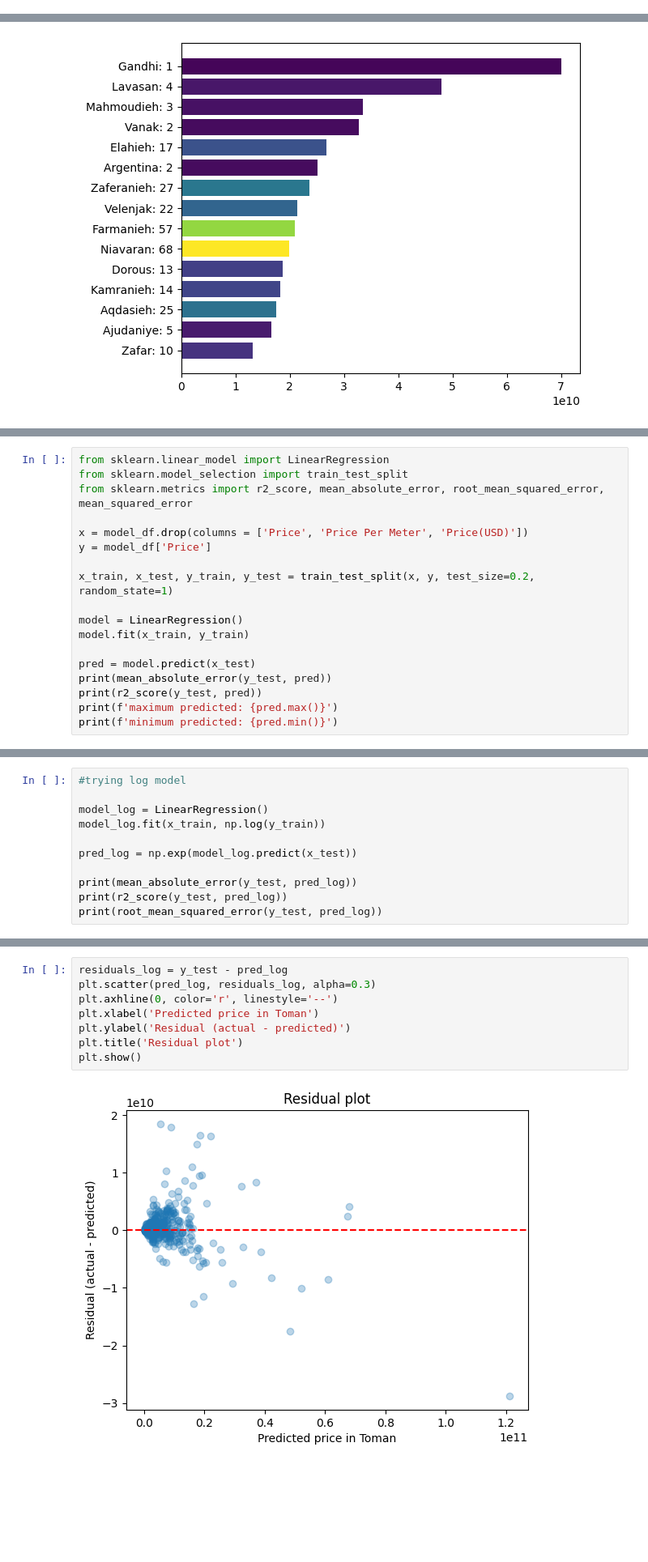
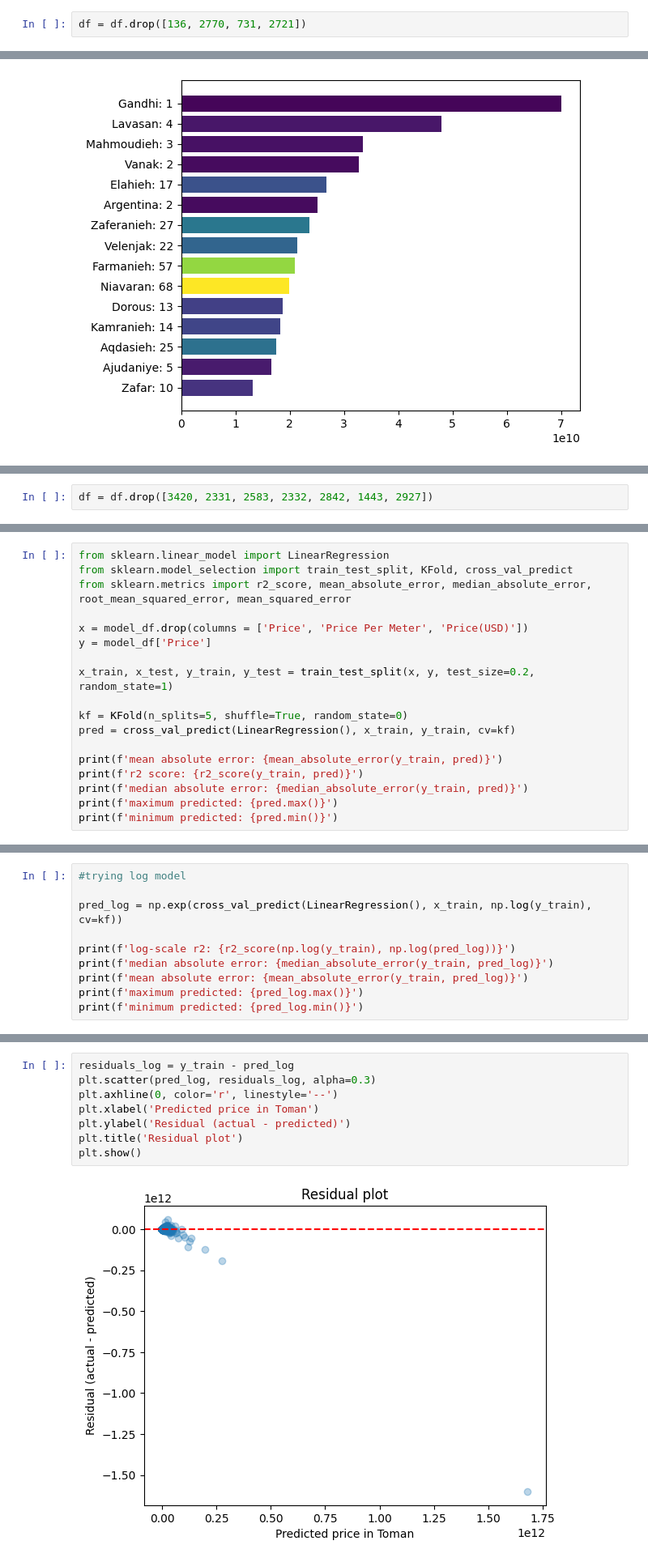
Before and after one commit to ramtinmt/tehran-house-price-prediction, a Jupyter notebook: model.ipynb, the cells around one changed output, grey strips where cells are left out. Shown at 81% size. Cells and saved outputs as stored; diff of their text form; blank space fills up the shorter version.

Commit message:
Made model for under 300m houses

```diff
--- a/model.ipynb
+++ b/model.ipynb
@@ -294,3 +308,5 @@ lavasan
+# %%
+df = df.drop([136, 2770, 731, 2721])
 # %%
 df.nlargest(10, 'Price')
 # %% [output]
@@ -399,3 +485,5 @@ plt.show()
+# %%
+df = df.drop([3420, 2331, 2583, 2332, 2842, 1443, 2927])
 # %%
 counts = df["Address"].value_counts()
 rare = counts[counts<5].index
@@ -413,19 +507,19 @@ print(len(rare))
 # %%
 from sklearn.linear_model import LinearRegression
-from sklearn.model_selection import train_test_split
-from sklearn.metrics import r2_score, mean_absolute_error, root_mean_squared_error, mean_squared_error
+from sklearn.model_selection import train_test_split, KFold, cross_val_predict
+from sklearn.metrics import r2_score, mean_absolute_error, median_absolute_error, root_mean_squared_error, mean_squared_error
 
 x = model_df.drop(columns = ['Price', 'Price Per Meter', 'Price(USD)'])
 y = model_df['Price']
 
 x_train, x_test, y_train, y_test = train_test_split(x, y, test_size=0.2, random_state=1)
 
-model = LinearRegression()
-model.fit(x_train, y_train)
+kf = KFold(n_splits=5, shuffle=True, random_state=0)
+pred = cross_val_predict(LinearRegression(), x_train, y_train, cv=kf)
 
-pred = model.predict(x_test)
-print(mean_absolute_error(y_test, pred))
-print(r2_score(y_test, pred))
+print(f'mean absolute error: {mean_absolute_error(y_train, pred)}')
+print(f'r2 score: {r2_score(y_train, pred)}')
+print(f'median absolute error: {median_absolute_error(y_train, pred)}')
 print(f'maximum predicted: {pred.max()}')
 print(f'minimum predicted: {pred.min()}')
 # %% [output]
@@ -436,12 +531,11 @@ minimum predicted: -4789167732.212509
 # %%
 #trying log model
 
-model_log = LinearRegression()
-model_log.fit(x_train, np.log(y_train))
+pred_log = np.exp(cross_val_predict(LinearRegression(), x_train, np.log(y_train), cv=kf))
 
-pred_log = np.exp(model_log.predict(x_test))
-
-print(mean_absolute_error(y_test, pred_log))
-print(r2_score(y_test, pred_log))
-print(root_mean_squared_error(y_test, pred_log))
+print(f'log-scale r2: {r2_score(np.log(y_train), np.log(pred_log))}')
+print(f'median absolute error: {median_absolute_error(y_train, pred_log)}')
+print(f'mean absolute error: {mean_absolute_error(y_train, pred_log)}')
+print(f'maximum predicted: {pred_log.max()}')
+print(f'minimum predicted: {pred_log.min()}')
 # %% [output]
@@ -467,13 +556,13 @@ plt.show()
 # %%
-residuals_log = y_test - pred_log
+residuals_log = y_train - pred_log
 plt.scatter(pred_log, residuals_log, alpha=0.3)
 plt.axhline(0, color='r', linestyle='--')
 plt.xlabel('Predicted price in Toman')
 plt.ylabel('Residual (actual - predicted)')
 plt.title('Residual plot')
 plt.show()
 # %% [output]
-[figure, old version]
+[figure, new version]
 # %%
 residuals_log.sort_values().head(10)
 # %% [output]
```
Also changed, not shown: parts of 50 cells of this notebook.
